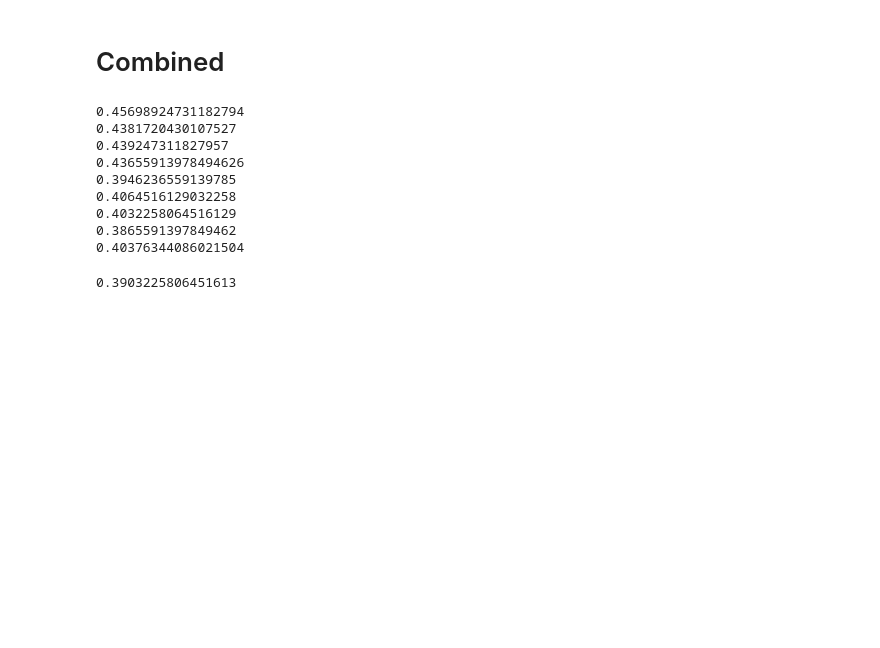
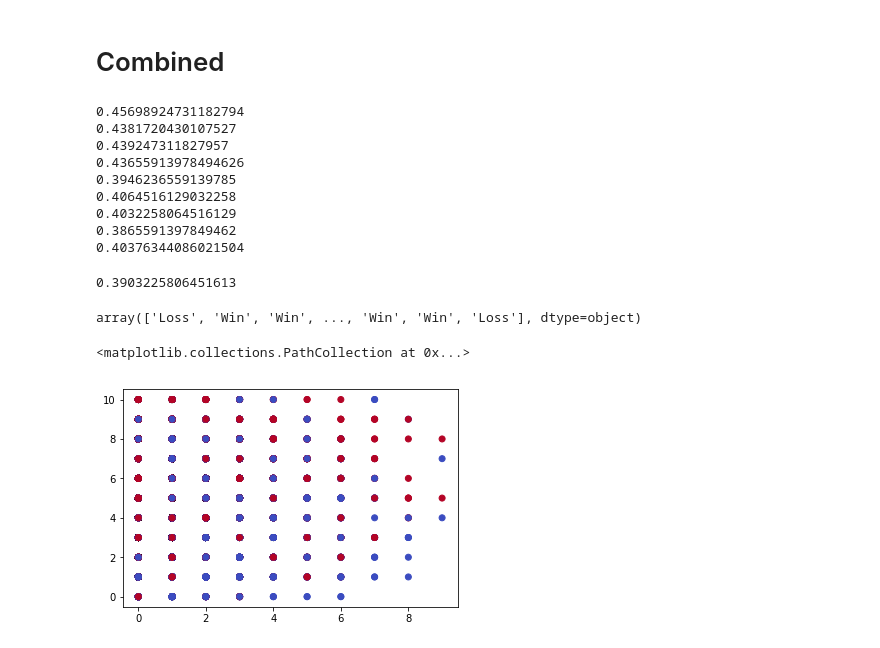
Before and after one commit to jjsahabu/NBA-Game-Predictor, a Jupyter notebook: W207-Final-Project-JJ-v2.ipynb, the cells around one changed output. Saved outputs shown, nothing was run; the diff lists cells and outputs as text; code cells hidden in the pictures; blank space fills up the shorter version.

```diff
--- a/W207-Final-Project-JJ-v2.ipynb
+++ b/W207-Final-Project-JJ-v2.ipynb
@@ -371 +368,9 @@ index
+# %%
+#Color Scheme
+
+for ind, row in final.iterrows():
+    if row["teamRslt"] == "Win":
+        final.loc[ind, "Color Scheme"] = 0
+    else:
+        final.loc[ind, "Color Scheme"] = 1
 # %% [markdown]
@@ -483,5 +488,13 @@ lr_clf.fit(mini_train_data, mini_train_labels.values.ravel())
 train_predicted_labels = lr_clf.predict(dev_data)
 
 print(sum(dev_labels != train_predicted_labels) / len(dev_labels))
+
+train_predicted_labels
 # %% [output]
 0.3903225806451613
+array(['Loss', 'Win', 'Win', ..., 'Win', 'Win', 'Loss'], dtype=object)
+# %%
+plt.scatter(final['Consequetive Away Games'],final['Wins in Last 10'], c=final['Color Scheme'], cmap=plt.cm.coolwarm_r)
+# %% [output]
+<matplotlib.collections.PathCollection at 0x...>
+[figure, added]
```
Also changed, not shown: parts of 5 cells of this notebook, 1 other file.
